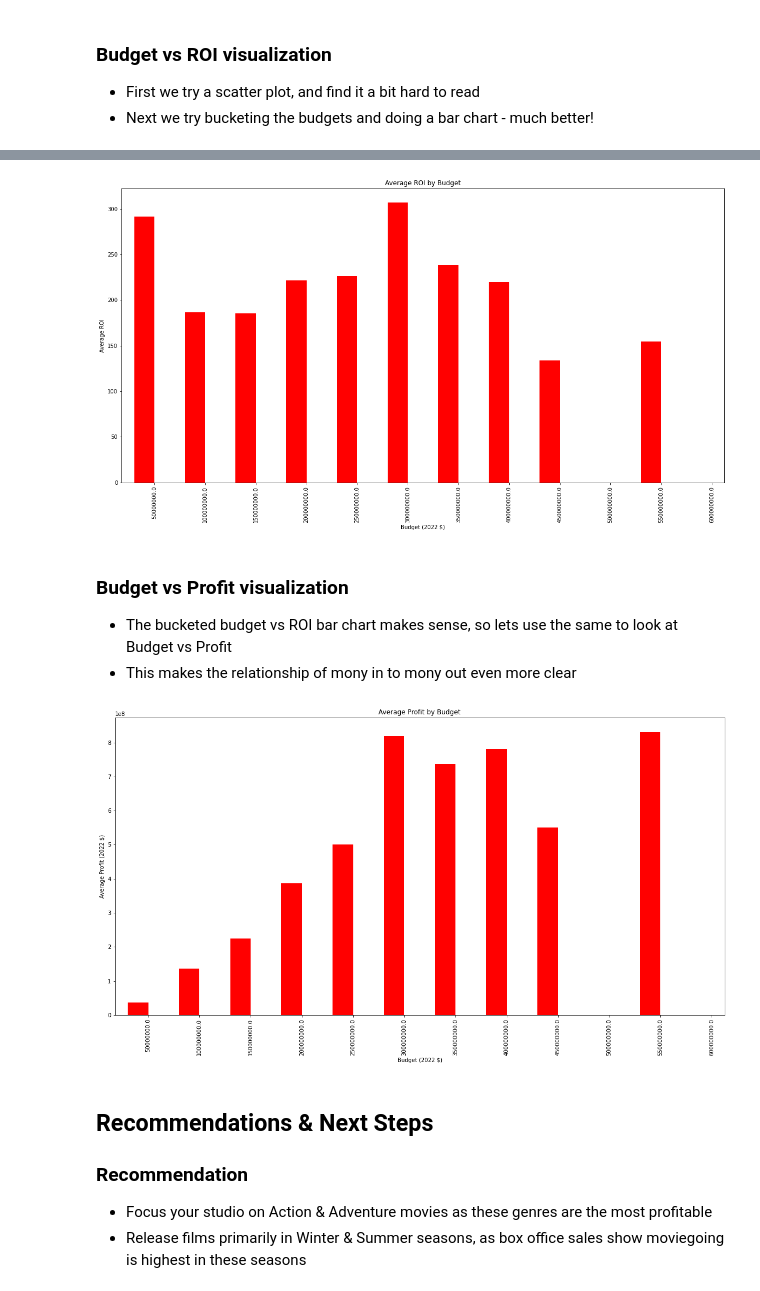
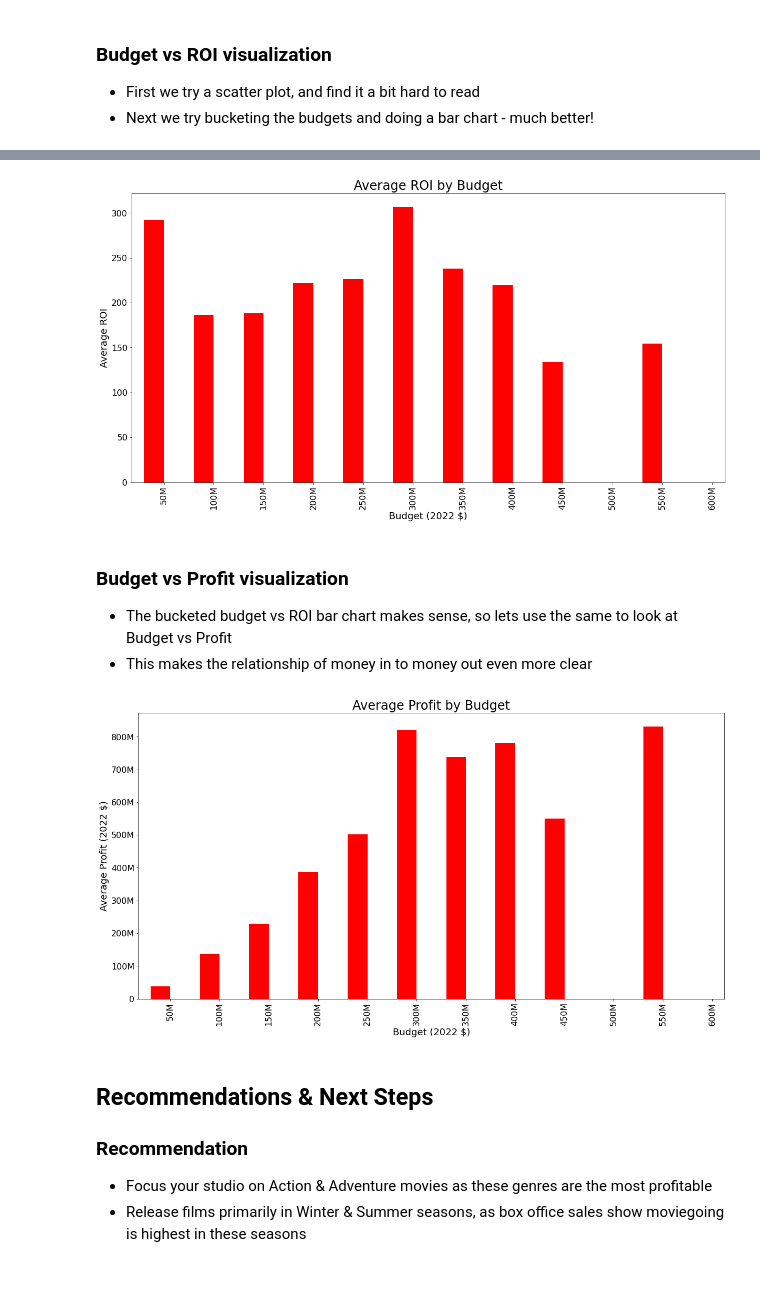
Before and after one commit to steve-gomes/dsc-phase-1-project-v2-4, a Jupyter notebook: student.ipynb, the cells around one changed output, grey strips where cells are left out. Drawn from its saved outputs; the diff is of its cells as text; code cells hidden in the pictures.

```diff
--- a/student.ipynb
+++ b/student.ipynb
@@ -203,7 +204,7 @@ clean_budgets["roi"] = 100 * clean_budgets["net2022"] / clean_budgets["budget202
 
 # bin movie budgets into 50M buckets
 bins = [0, 0.5e8, 1e8, 1.5e8, 2e8, 2.5e8, 3e8, 3.5e8, 4e8, 4.5e8, 5e8, 5.5e8, 6e8]
-blabel = [0.5e8, 1e8, 1.5e8, 2e8, 2.5e8, 3e8, 3.5e8, 4e8, 4.5e8, 5e8, 5.5e8, 6e8]
+blabel = ['50M', '100M', '150M', '200M', '250M', '300M', '350M', '400M', '450M', '500M', '550M', '600M']
 
 
 clean_budgets['budget2022bin'] = pd.cut(clean_budgets['budget2022'], bins,labels=blabel)
@@ -225,0 +261,5 @@ clean_budgets
+# %%
+# remove dupes
+clean_budgets = clean_budgets.drop_duplicates()
+clean_budgets.info()
+# removes 4 rows
@@ -288,6 +402,16 @@ The movies are tagged with all the applicable genres that pertain to the film, b
 g2n = clean_budgets[['genres','net2022']]
 g2n['genres']=g2n['genres'].apply(lambda x : x.split(','))
 g2n = g2n.join(pd.concat([g2n.pop('genres').explode()],axis=1))
+# %%
+# helper function for axis formatting of large numbers
+
+def numformat(num, pos):
+    mag = 0
+    while abs(num) >= 1000:
+        mag += 1
+        num /= 1000.0
+    # add more suffixes if you need them
+    return '%.0f%s' % (num, ['', 'K', 'M', 'B', 'T'][mag])
 # %% [markdown]
 ### Genre vs Profit visualizations
 * Immediately this bar chart makes a lot of sense and has clear takeaways
@@ -380,29 +547,39 @@ plt.rcParams['figure.figsize'] = (20, 10)
 fig = plt.figure() # Create matplotlib figure
 ax6 = fig.add_subplot() # Create matplotlib axes
 avg_roi.roi.plot(kind='bar', color='red', ax=ax6, width=width, position=1)
-ax6.set_title('Average ROI by Budget')
-ax6.set_xlabel('Budget (2022 $)')
-ax6.set_ylabel('Average ROI')
+ax6.tick_params(axis='both', which='major', labelsize=16)
+ax6.set_title('Average ROI by Budget', fontsize=24)
+ax6.set_xlabel('Budget (2022 $)', fontsize=18)
+ax6.set_ylabel('Average ROI', fontsize=18)
+
+
+
 plt.show()
 # %% [output]
-[figure, old version]
+[figure, new version]
 # %% [markdown]
 ### Budget vs Profit visualization
 * The bucketed budget vs ROI bar chart makes sense, so lets use the same to look at Budget vs Profit
-* This makes the relationship of mony in to mony out even more clear
+* This makes the relationship of money in to money out even more clear
 # %%
 # bucketed ROI by budget graph
 avg_net = clean_budgets[['budget2022bin','net2022']].groupby('budget2022bin').mean()
 plt.rcParams['figure.figsize'] = (20, 10)
 fig = plt.figure() # Create matplotlib figure
 ax7 = fig.add_subplot() # Create matplotlib axes
 avg_net.net2022.plot(kind='bar', color='red', ax=ax7, width=width, position=1)
-ax7.set_title('Average Profit by Budget')
-ax7.set_xlabel('Budget (2022 $)')
-ax7.set_ylabel('Average Profit (2022 $)')
+ax7.tick_params(axis='both', which='major', labelsize=16)
+ax7.set_title('Average Profit by Budget', fontsize=24)
+ax7.set_xlabel('Budget (2022 $)', fontsize=18)
+ax7.set_ylabel('Average Profit (2022 $)', fontsize=18)
+
+
+formatter = FuncFormatter(numformat)
+ax7.yaxis.set_major_formatter(formatter)
+
 plt.show()
 # %% [output]
-[figure, old version]
+[figure, new version]
 # %% [markdown]
 ## Recommendations & Next Steps
 
```
Also changed, not shown: parts of 16 cells of this notebook, 9 other files.
